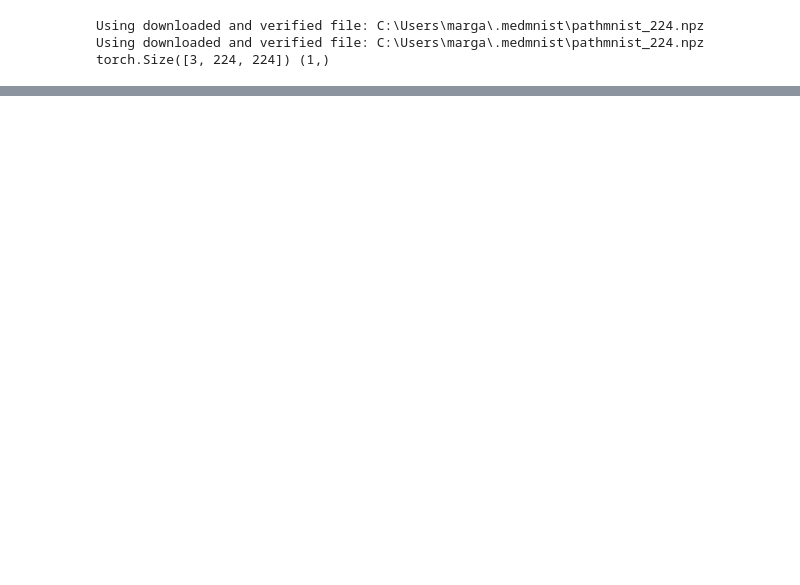
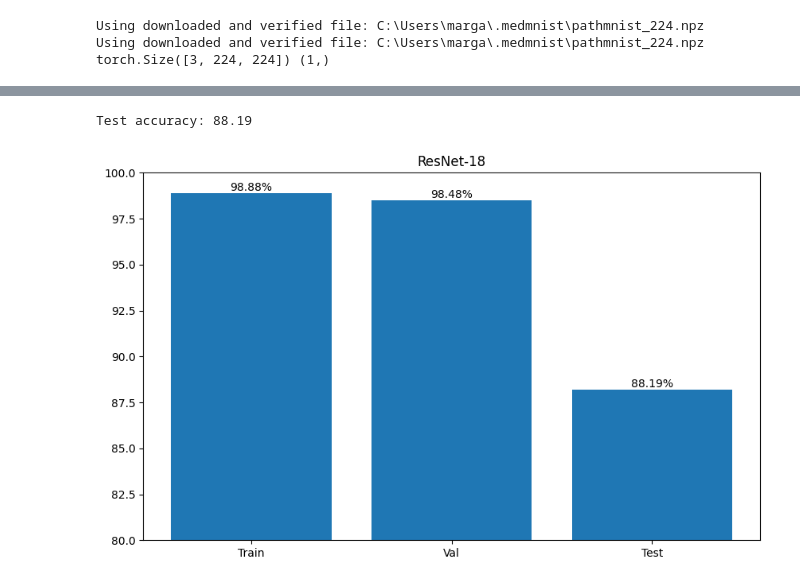
Before and after one commit to mariubg/MedMNIST, a Jupyter notebook: train.ipynb, the cells around one changed output, grey strips where cells are left out. Saved outputs shown, nothing was run; the diff lists cells and outputs as text; code cells hidden in the pictures; blank space fills up the shorter version.

```diff
--- a/train.ipynb
+++ b/train.ipynb
@@ -223,0 +237,16 @@ Test accuracy: 90.53
+# %%
+names = ['Train', 'Val', 'Test']
+accuracies = [train_accuracy, val_accuracy, test_accuracy]
+
+plt.figure(figsize=(10,6))
+bar_plot = plt.bar(names, accuracies)
+plt.title('ResNet-18')
+plt.ylim(80, 100)
+for bar in bar_plot:
+    height = bar.get_height()
+    plt.text(bar.get_x() + bar.get_width()/2., height, f'{height:.2f}%', ha='center', va='bottom')
+
+print(f"Test accuracy: {test(test_loader):.2f}")
+# %% [output]
+Test accuracy: 88.19
+[figure, added]
```
Also changed, not shown: parts of 5 cells of this notebook, 2 other files.
